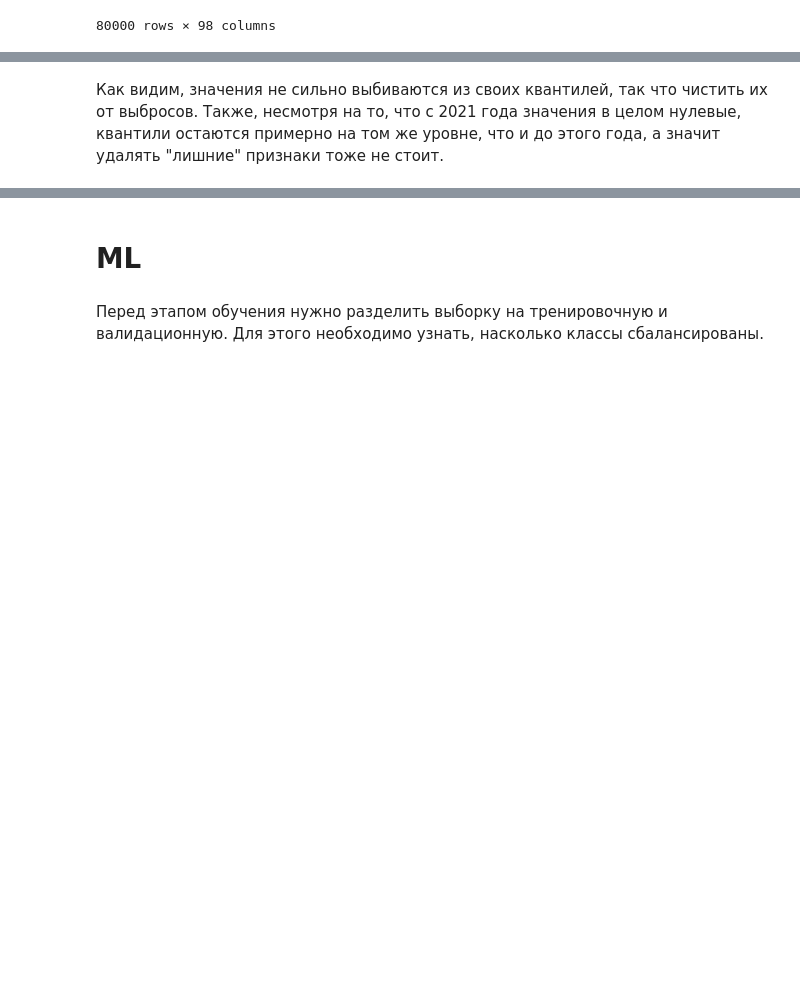
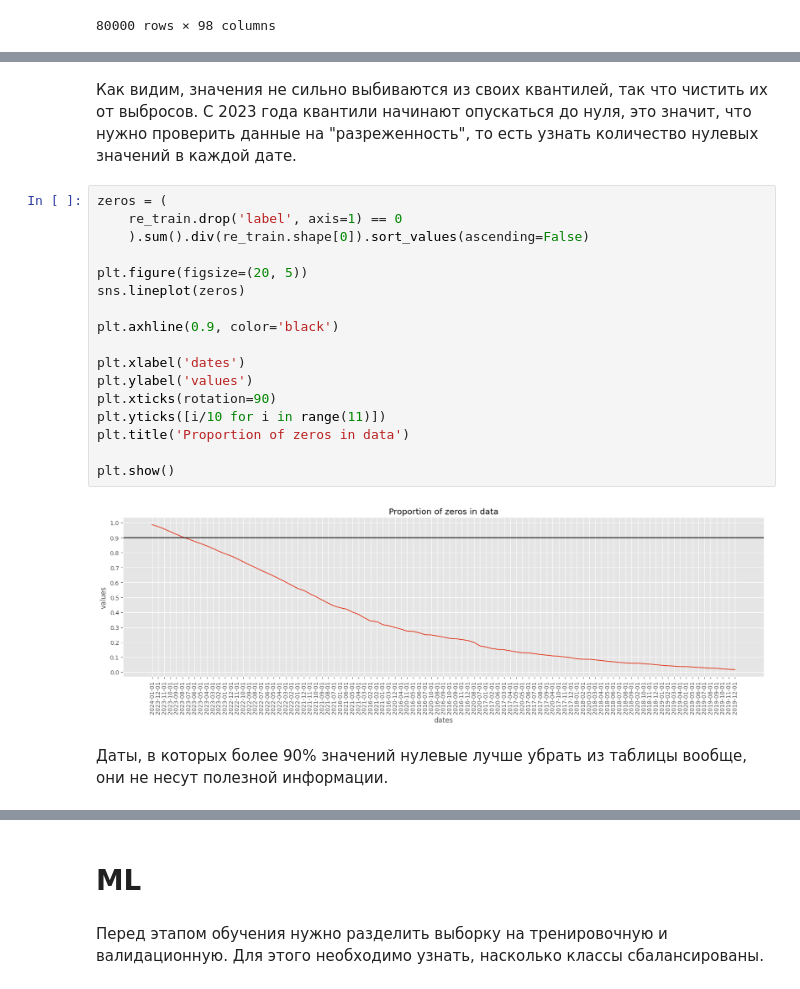
Before and after one commit to georgekovin/Clovery-Test-MD, a Jupyter notebook: training.ipynb, the cells around one changed output, grey strips where cells are left out. Saved outputs shown, nothing was run; the diff lists cells and outputs as text; blank space fills up the shorter version.

```diff
--- a/training.ipynb
+++ b/training.ipynb
@@ -188,5 +187,26 @@ plt.title('First 5 rows of restructured data')
 plt.show()
 # %% [output]
 [figure]
-# %% [markdown]
-Как видим, значения не сильно выбиваются из своих квантилей, так что чистить их от выбросов. Также, несмотря на то, что с 2021 года значения в целом нулевые, квантили остаются примерно на том же уровне, что и до этого года, а значит удалять "лишние" признаки тоже не стоит.
+# %% [markdown]
+Как видим, значения не сильно выбиваются из своих квантилей, так что чистить их от выбросов. С 2023 года квантили начинают опускаться до нуля, это значит, что нужно проверить данные на "разреженность", то есть узнать количество нулевых значений в каждой дате.
+# %%
+zeros = (
+    re_train.drop('label', axis=1) == 0
+    ).sum().div(re_train.shape[0]).sort_values(ascending=False)
+
+plt.figure(figsize=(20, 5))
+sns.lineplot(zeros)
+
+plt.axhline(0.9, color='black')
+
+plt.xlabel('dates')
+plt.ylabel('values')
+plt.xticks(rotation=90)
+plt.yticks([i/10 for i in range(11)])
+plt.title('Proportion of zeros in data')
+
+plt.show()
+# %% [output]
+[figure, added]
+# %% [markdown]
+Даты, в которых более 90% значений нулевые лучше убрать из таблицы вообще, они не несут полезной информации.
```
Also changed, not shown: parts of 16 cells of this notebook, 7 other files.
